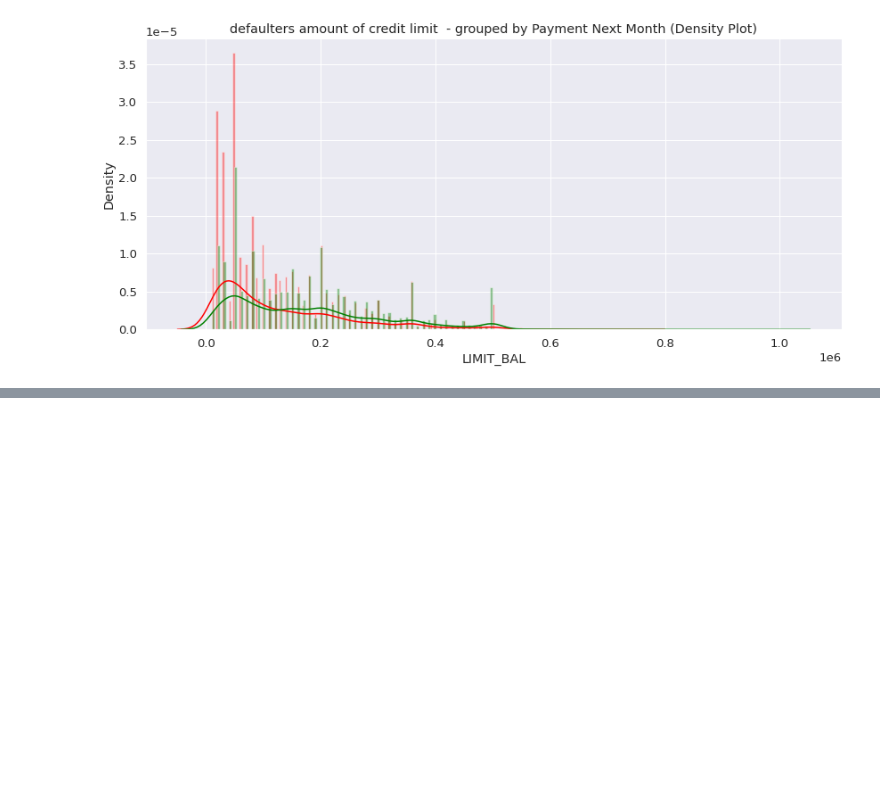
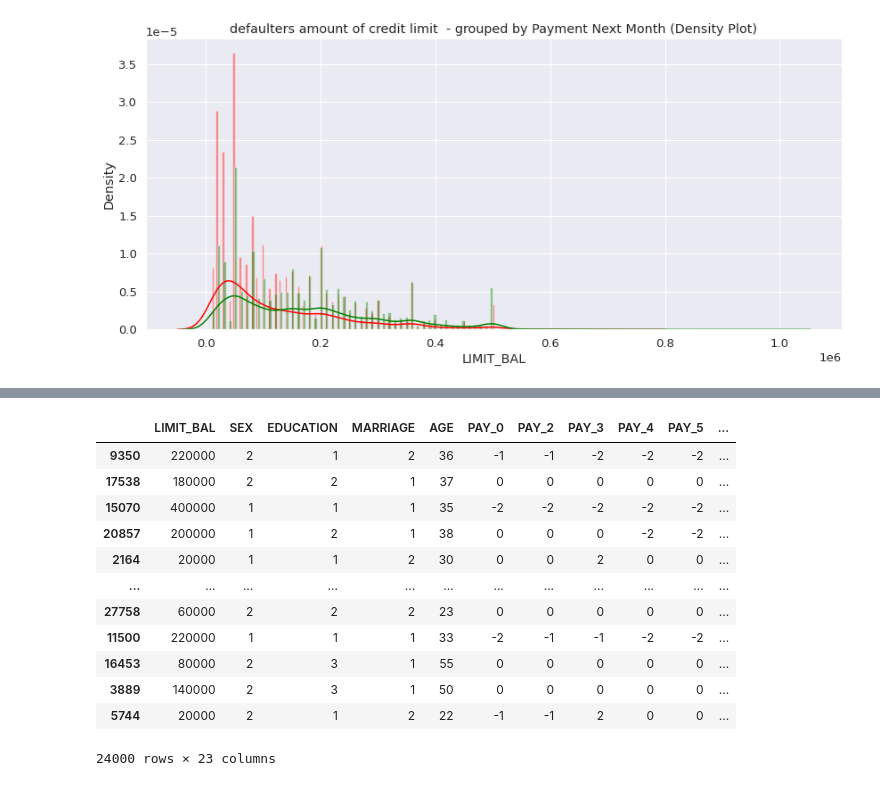
Before and after one commit to sumitgaikwad8877/-Credit-Card-Default-Prediction-, a Jupyter notebook: Credit_Card_Default_Prediction_Capstone_Project.ipynb, the cells around one changed output, grey strips where cells are left out. Cells and saved outputs as stored; diff of their text form; code cells hidden in the pictures; blank space fills up the shorter version.

```diff
--- a/Credit_Card_Default_Prediction_Capstone_Project.ipynb
+++ b/Credit_Card_Default_Prediction_Capstone_Project.ipynb
@@ -348,0 +394,21 @@ Deprecated in NumPy 1.20; for more details and guidance: https://numpy.org/devdo
+# %%
+X = df_final.iloc[:, :-1]
+Y = df_final['defaulters']
+# %%
+x_train, x_test, y_train, y_test = train_test_split(X,Y, test_size = 0.2, random_state = 24,stratify = Y )
+# %%
+x_train
+# %% [output]
+|  | LIMIT_BAL | SEX | EDUCATION | MARRIAGE | AGE | PAY_0 | PAY_2 | PAY_3 | PAY_4 | PAY_5 | ... |
+| 9350 | 220000 | 2 | 1 | 2 | 36 | -1 | -1 | -2 | -2 | -2 | ... |
+| 17538 | 180000 | 2 | 2 | 1 | 37 | 0 | 0 | 0 | 0 | 0 | ... |
+| 15070 | 400000 | 1 | 1 | 1 | 35 | -2 | -2 | -2 | -2 | -2 | ... |
+| 20857 | 200000 | 1 | 2 | 1 | 38 | 0 | 0 | 0 | -2 | -2 | ... |
+| 2164 | 20000 | 1 | 1 | 2 | 30 | 0 | 0 | 2 | 0 | 0 | ... |
+| ... | ... | ... | ... | ... | ... | ... | ... | ... | ... | ... | ... |
+| 27758 | 60000 | 2 | 2 | 2 | 23 | 0 | 0 | 0 | 0 | 0 | ... |
+| 11500 | 220000 | 1 | 1 | 1 | 33 | -2 | -1 | -1 | -2 | -2 | ... |
+| 16453 | 80000 | 2 | 3 | 1 | 55 | 0 | 0 | 0 | 0 | 0 | ... |
+| 3889 | 140000 | 2 | 3 | 1 | 50 | 0 | 0 | 0 | 0 | 0 | ... |
+| 5744 | 20000 | 2 | 1 | 2 | 22 | -1 | -1 | 2 | 0 | 0 | ... |
+24000 rows × 23 columns
```
Also changed, not shown: parts of 14 cells of this notebook.
